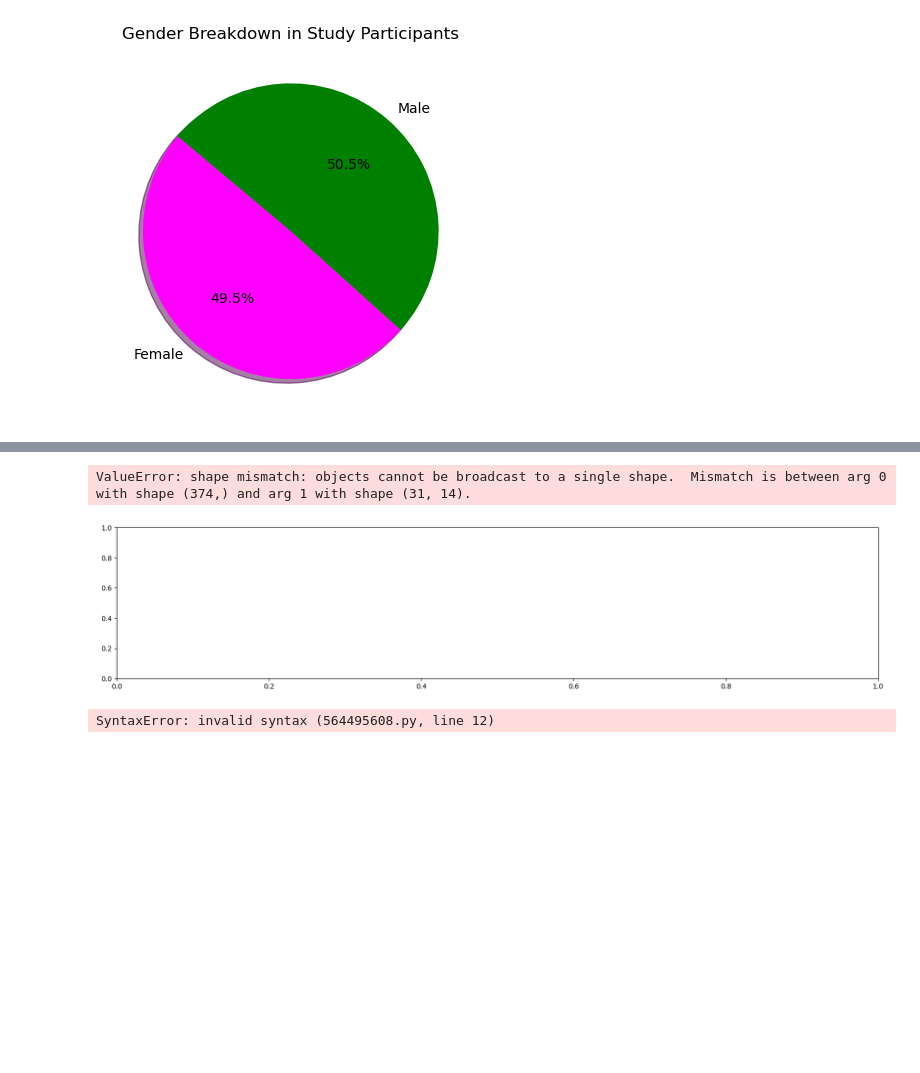
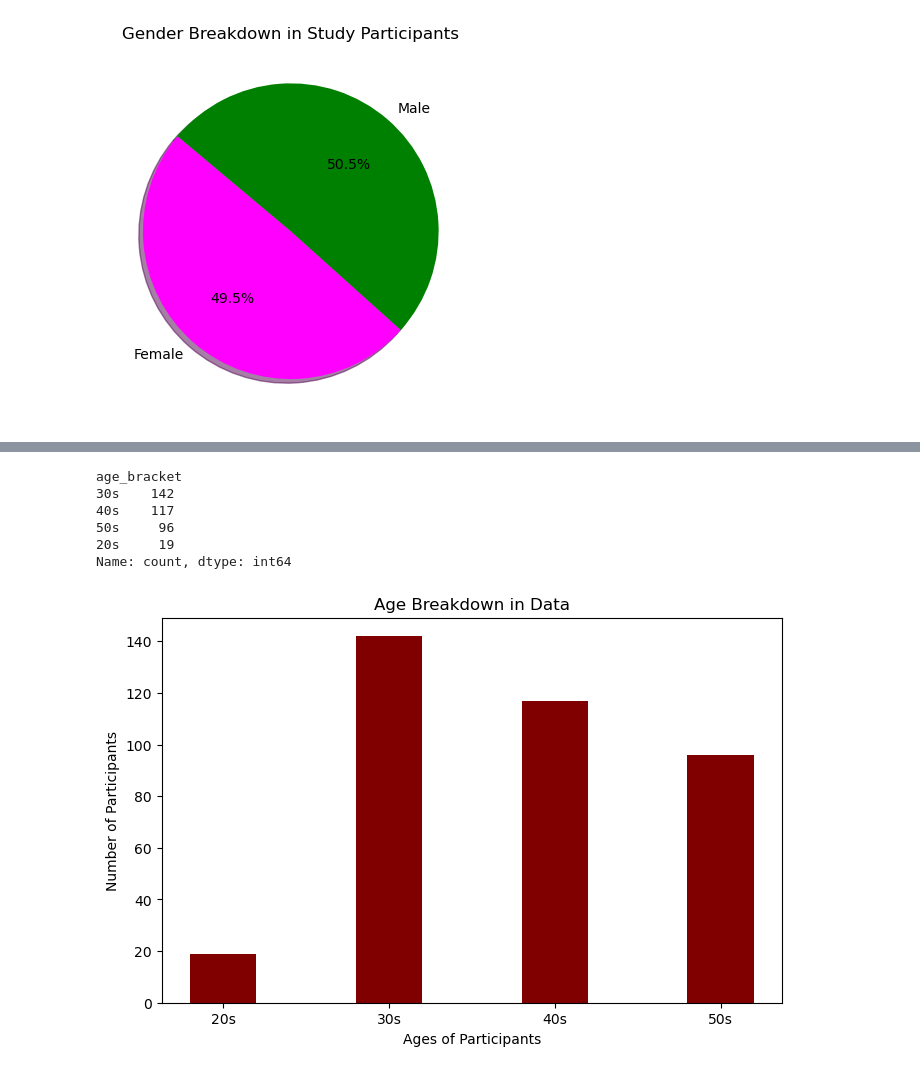
Before and after one commit to rfe123/umn_data_project_001, a Jupyter notebook: src/starting_visuals.ipynb, the cells around one changed output, grey strips where cells are left out. Cells and saved outputs as stored; diff of their text form; code cells hidden in the pictures; blank space fills up the shorter version.

Commit message:
created images
helped visualize the data we started with and gave us an idea of the study participants from the data

```diff
--- a/src/starting_visuals.ipynb
+++ b/src/starting_visuals.ipynb
@@ -90,27 +66,39 @@ Name: count, dtype: int64
-# %%
-#make age bar graph
-x_axis=np.arange(len(df))
-tick_locations=[value+0.4 for value in x_axis]
-plt.figure(figsize=(20,4))
-plt.bar(x_axis, , color="g", alpha=0.5, align="edge")
-plt.xticks(tick_locations, df["Age"], rotation="vertical")
-plt.show()
-# %% [output]
-ValueError: shape mismatch: objects cannot be broadcast to a single shape.  Mismatch is between arg 0 with shape (374,) and arg 1 with shape (31, 14).
-[figure, removed]
-# %%
-#Determine Blood Pressure
-
-#define high blood pressure
-
-#define low blood pressure
-
-#define normal blood pressure
-
-#add column that will state in string: HPB, LPB, NPB
-
-#d etermine blood pressure count
-blood_pressure_count=
-blood_pressure_count
-# %% [output]
-SyntaxError: invalid syntax (564495608.py, line 12)
+# %%
+#Determine Age Breakdown Count
+age_roundup=df["Age"].value_counts()
+age_roundup
+
+#use bins to make it readable to you
+
+df.loc[df["Age"].between(20, 30, 'left'), 'age_bracket'] = '20s'
+df.loc[df["Age"].between(30, 40, 'left'), 'age_bracket'] = '30s'
+df.loc[df["Age"].between(40, 50, 'left'), 'age_bracket'] = '40s'
+df.loc[df["Age"].between(50, 60, 'left'), 'age_bracket'] = '50s'
+df.loc[df["Age"].between(60, 70, 'left'), 'age_bracket'] = '60s'
+df.loc[df["Age"].between(70, 80, 'left'), 'age_bracket'] = '70s'
+
+df.age_bracket.value_counts()
+# %% [output]
+age_bracket
+30s    142
+40s    117
+50s     96
+20s     19
+Name: count, dtype: int64
+# %%
+#define variables for bar graph
+decade=["20s", "30s", "40s", "50s"]
+decade_count=[19, 142, 117, 96]
+# %%
+#make age bar graph
+fig = plt.figure(figsize = (8, 5))
+
+plt.bar(decade, decade_count, color ='maroon',
+        width = 0.4)
+
+plt.xlabel("Ages of Participants")
+plt.ylabel("Number of Participants")
+plt.title("Age Breakdown in Data")
+plt.show()
+# %% [output]
+[figure, added]
```
Also changed, not shown: parts of 4 cells of this notebook, 3 other files.
